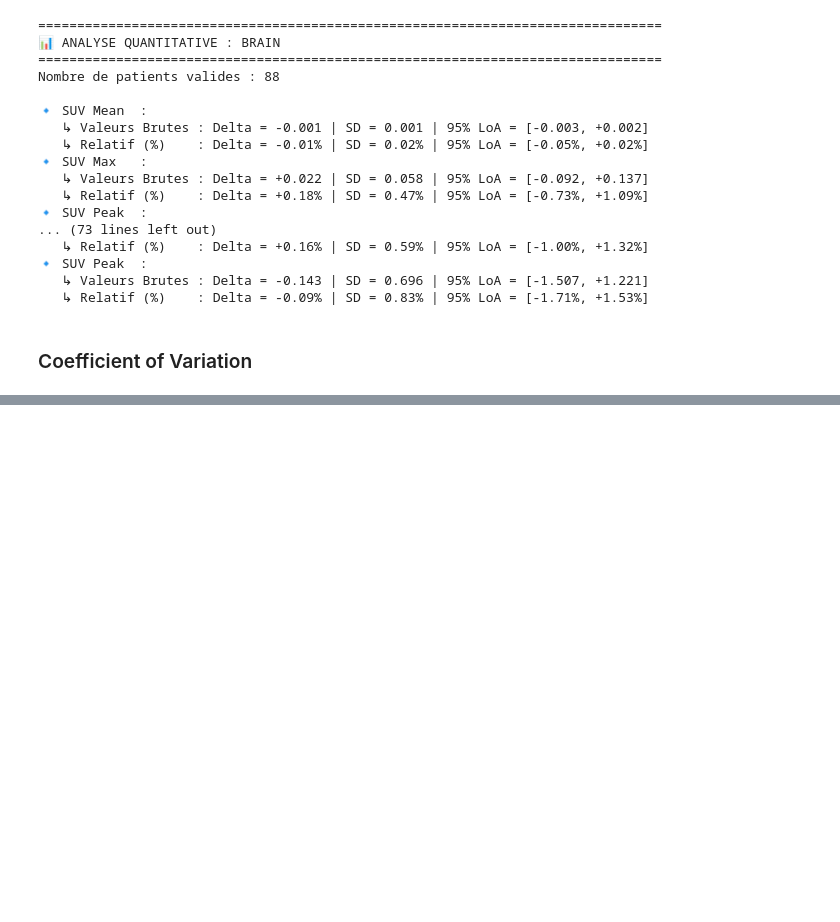
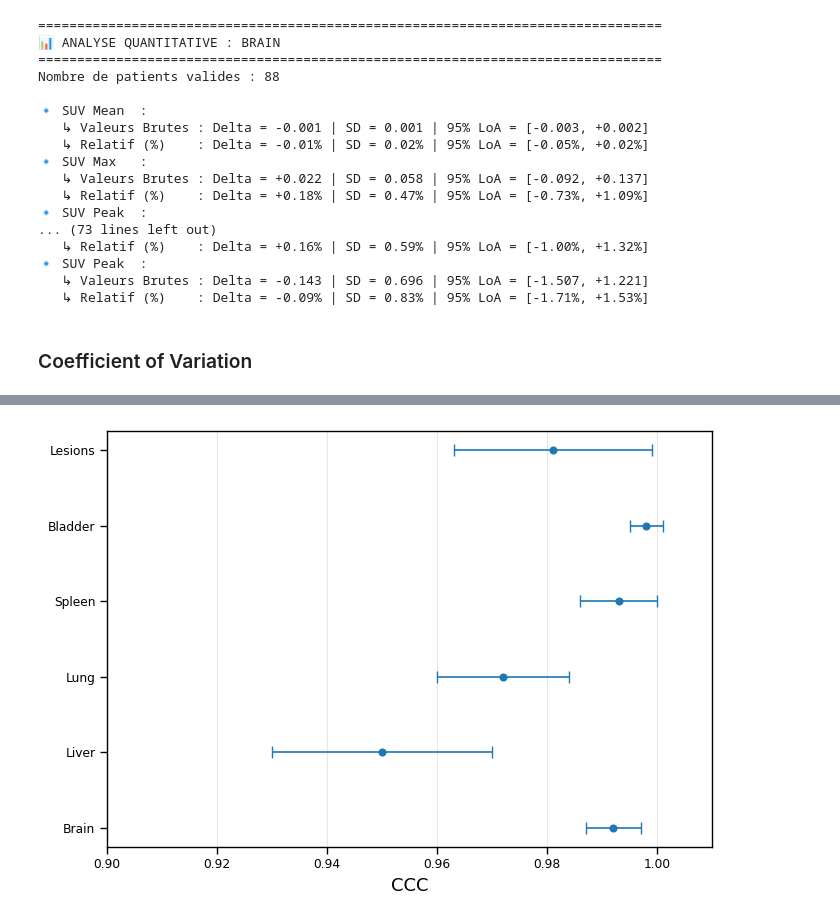
Before and after one commit to Arksyd96/federated-pet-harmonization, a Jupyter notebook: notebooks/pet_earl_translation_evaluation.ipynb, the cells around one changed output, grey strips where cells are left out. Saved outputs shown, nothing was run; the diff lists cells and outputs as text; code cells hidden in the pictures; blank space fills up the shorter version.

```diff
--- a/notebooks/pet_earl_translation_evaluation.ipynb
+++ b/notebooks/pet_earl_translation_evaluation.ipynb
@@ -1749,0 +3141,33 @@ Name: Robust_COV, dtype: float64
+# %%
+import numpy as np
+import matplotlib.pyplot as plt
+
+vois = ["Brain","Liver","Lung","Spleen","Bladder","Lesions"]
+
+mean_ccc = [0.992,0.950,0.972,0.993,0.998,0.981]
+sd_ccc = [0.005,0.020,0.012,0.007,0.003,0.018]
+
+fig, ax = plt.subplots(figsize=(7,5))
+
+y = np.arange(len(vois))
+
+ax.errorbar(
+    mean_ccc,
+    y,
+    xerr=sd_ccc,
+    fmt='o',
+    capsize=4
+)
+
+ax.set_yticks(y)
+ax.set_yticklabels(vois)
+
+ax.set_xlabel("CCC")
+ax.set_xlim(0.90,1.01)
+
+ax.grid(axis="x", alpha=0.3)
+
+plt.tight_layout()
+plt.show()
+# %% [output]
+[figure, added]
```
Also changed, not shown: parts of 30 cells of this notebook.
